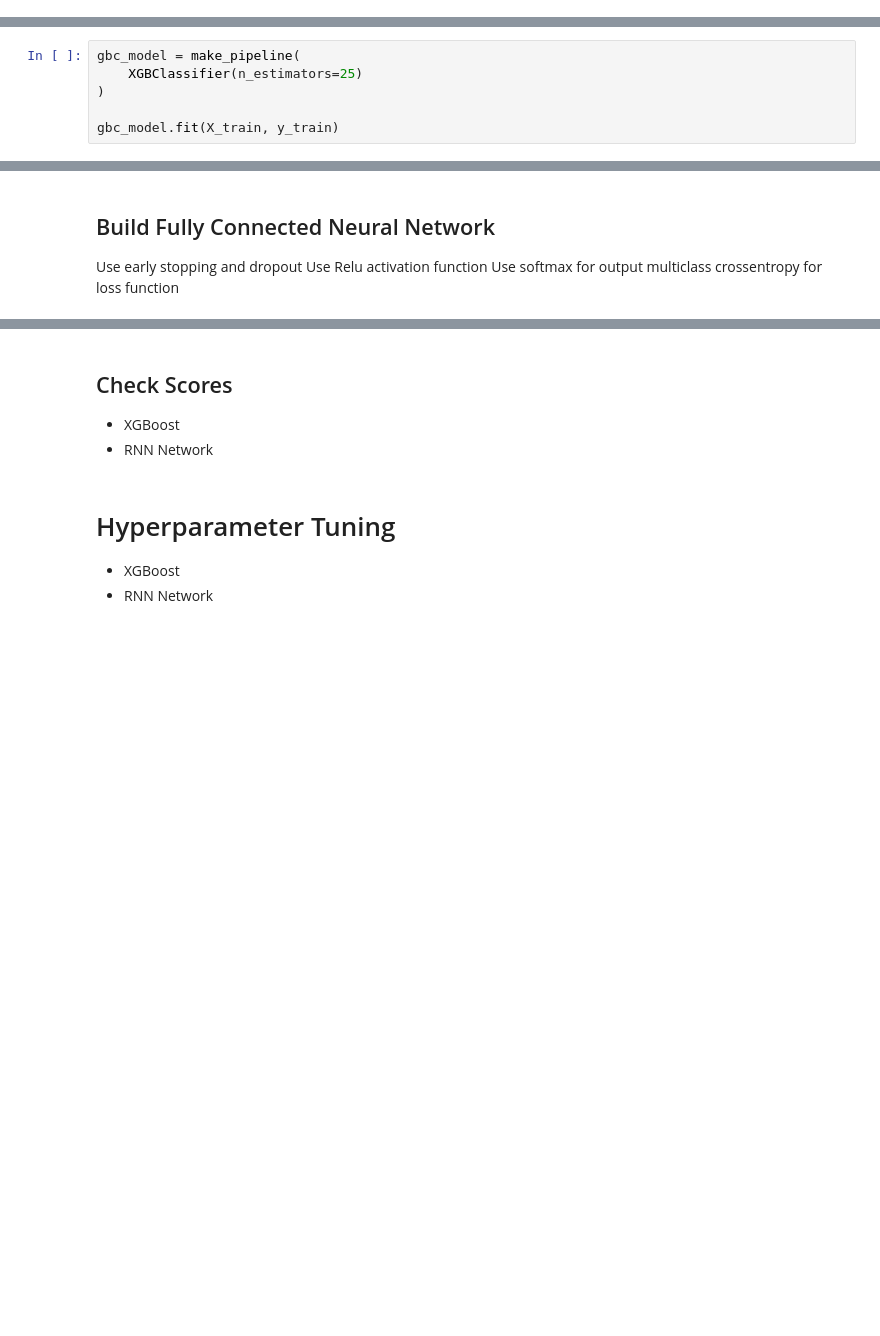
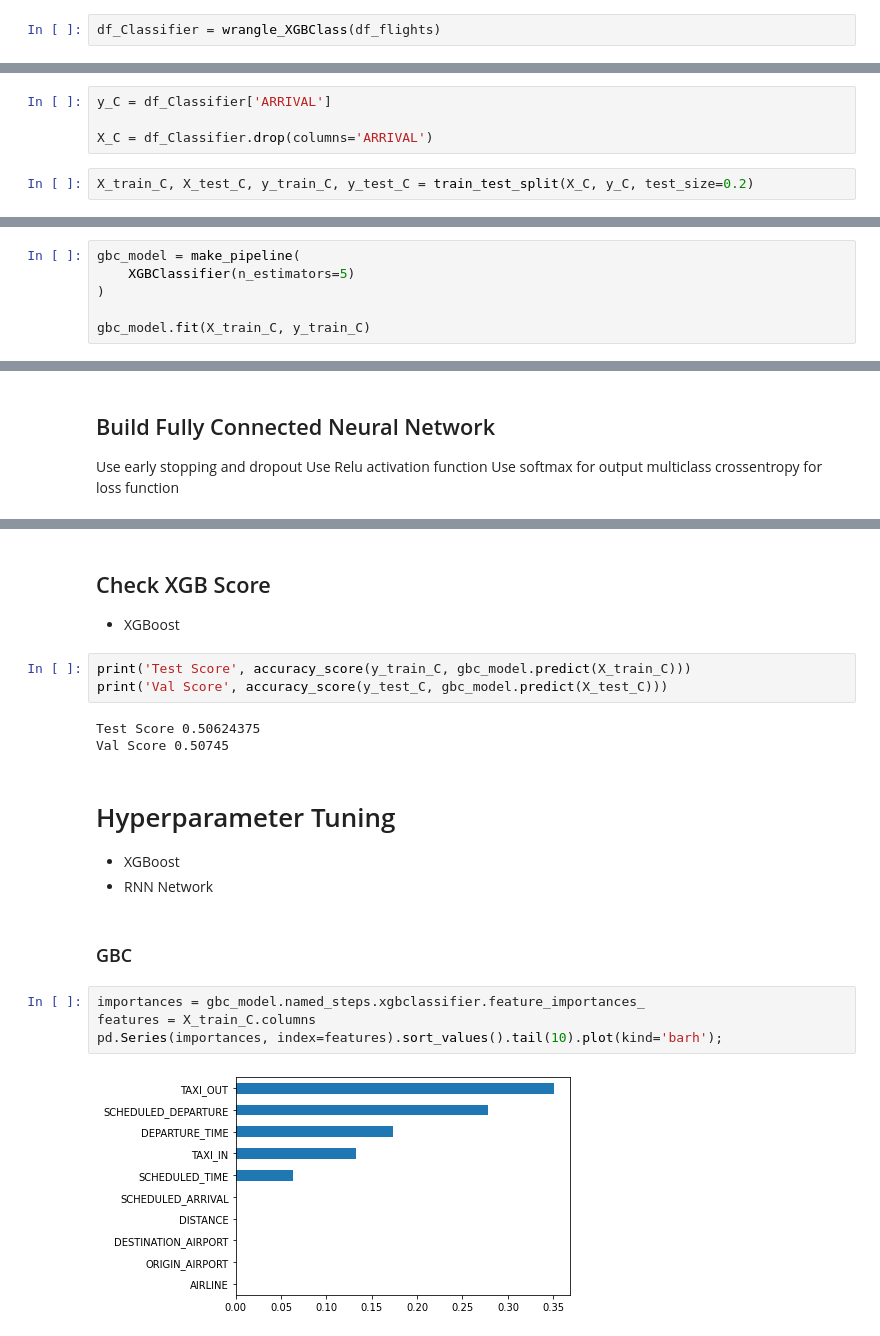
Before and after one commit to MichaelJP-DS/Flight-Arrival-Classification-Models, a Jupyter notebook: Flight_Arrival_Classification.ipynb, the cells around one changed output, grey strips where cells are left out. Drawn from its saved outputs; the diff is of its cells as text; blank space fills up the shorter version.

```diff
--- a/Flight_Arrival_Classification.ipynb
+++ b/Flight_Arrival_Classification.ipynb
@@ -186,0 +223,2 @@ new_df.head()
+# %%
+df_Classifier = wrangle_XGBClass(df_flights)
@@ -237,2 +271,8 @@ Name: ARRIVAL, dtype: int64
+# %%
+y_C = df_Classifier['ARRIVAL']
+
+X_C = df_Classifier.drop(columns='ARRIVAL')
+# %%
+X_train_C, X_test_C, y_train_C, y_test_C = train_test_split(X_C, y_C, test_size=0.2)
 # %% [markdown]
 ## Model Baseline
@@ -240,8 +286,8 @@ Name: ARRIVAL, dtype: int64
 ## Gradient Boosting Classifier
 # %%
 gbc_model = make_pipeline(
-    XGBClassifier(n_estimators=25)
+    XGBClassifier(n_estimators=5)
 )
 
-gbc_model.fit(X_train, y_train)
+gbc_model.fit(X_train_C, y_train_C)
 # %% [output]
@@ -284,10 +331,23 @@ model.fit(X_train, y_train,
 <keras.callbacks.History at 0x...>
 # %% [markdown]
-## Check Scores
+## Check XGB Score
 
 * XGBoost
-* RNN Network
+# %%
+print('Test Score', accuracy_score(y_train_C, gbc_model.predict(X_train_C)))
+print('Val Score', accuracy_score(y_test_C, gbc_model.predict(X_test_C)))
+# %% [output]
+Test Score 0.50624375
+Val Score 0.50745
 # %% [markdown]
 # Hyperparameter Tuning
 * XGBoost
 * RNN Network
+# %% [markdown]
+### GBC
+# %%
+importances = gbc_model.named_steps.xgbclassifier.feature_importances_
+features = X_train_C.columns
+pd.Series(importances, index=features).sort_values().tail(10).plot(kind='barh');
+# %% [output]
+[figure, added]
```
Also changed, not shown: parts of 30 cells of this notebook.
